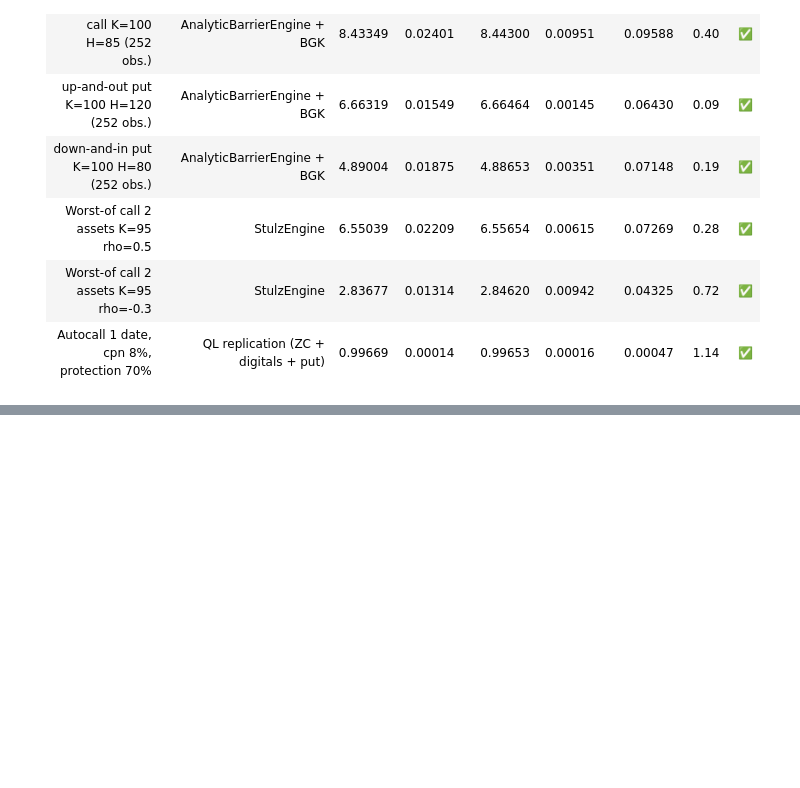
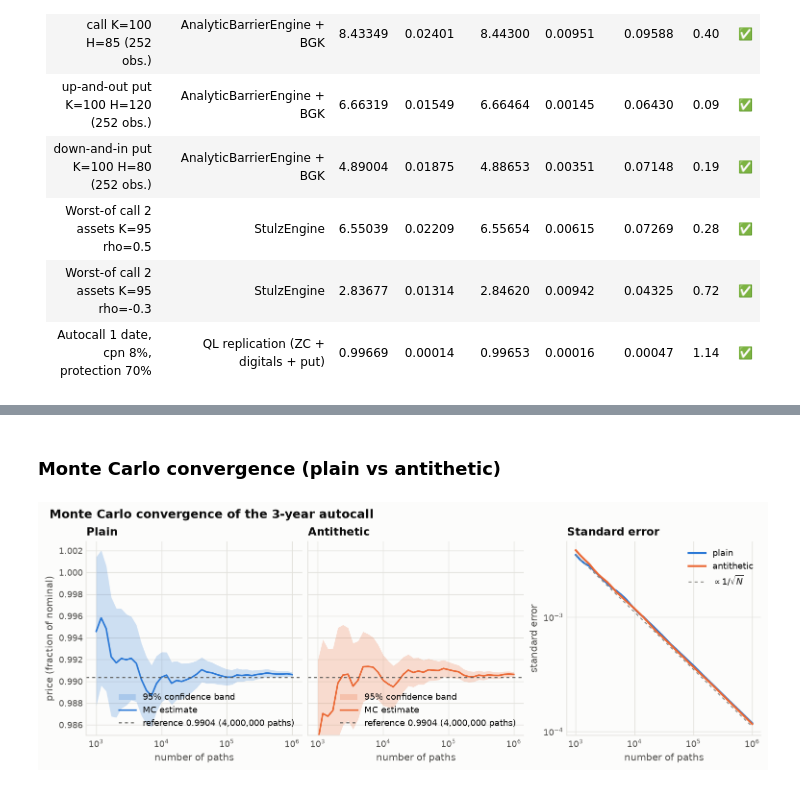
Before and after one commit to YoussefElb75/autocall-pricer, a Jupyter notebook: notebooks/demo.ipynb, the cells around one changed output, grey strips where cells are left out. Drawn from its saved outputs; the diff is of its cells as text; code cells hidden in the pictures; blank space fills up the shorter version.

```diff
--- a/notebooks/demo.ipynb
+++ b/notebooks/demo.ipynb
@@ -152,0 +165,6 @@ Markdown(to_markdown(run_validation(n_paths=200_000)))
+# %% [markdown]
+### Monte Carlo convergence (plain vs antithetic)
+# %%
+display(mf.fig_convergence())
+# %% [output]
+[figure, added]
```
Also changed, not shown: parts of 12 cells of this notebook, 10 other files.
